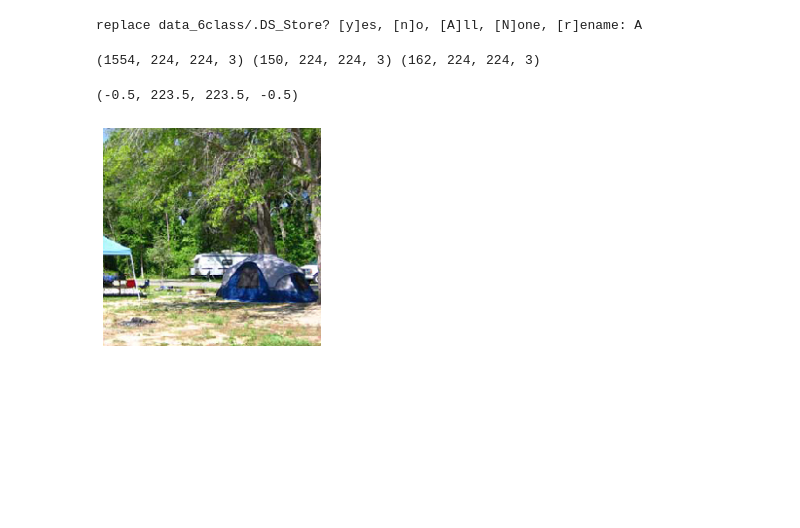
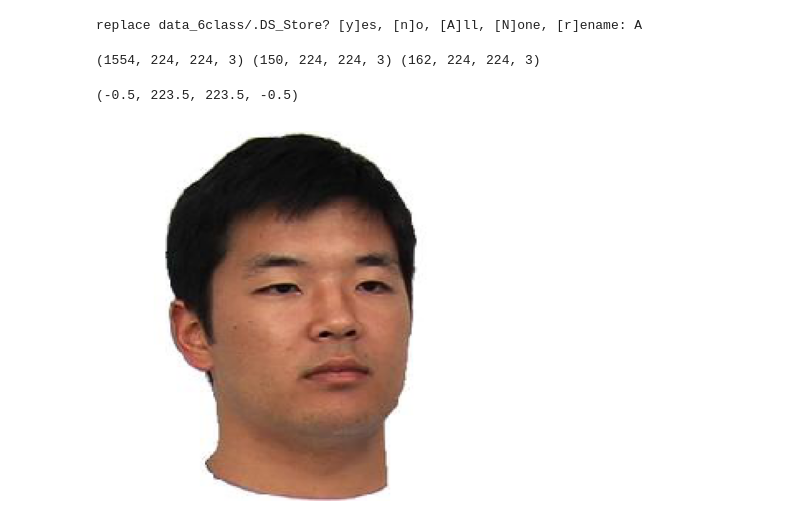
Before and after one commit to soukhind2/vgg16obj, a Jupyter notebook: colab_test.ipynb, the cells around one changed output. Cells and saved outputs as stored; diff of their text form; code cells hidden in the pictures; blank space fills up the shorter version.

```diff
--- a/colab_test.ipynb
+++ b/colab_test.ipynb
@@ -65,40 +67,38 @@ def convertimgs(path,data) :
 train_it = []
 train_it = convertimgs('/content/data_6class/train/faces/Male',train_it)
 train_it = convertimgs('/content/data_6class/train/faces/Female/',train_it)
 train_it = convertimgs('/content/data_6class/train/scenes/Manmade/',train_it)
 train_it = convertimgs('/content/data_6class/train/scenes/Natural/',train_it)
 train_it = convertimgs('/content/data_6class/train/objects/Powered',train_it)
 train_it = convertimgs('/content/data_6class/train/objects/Nonpowered',train_it)
 train_it = np.array(train_it)
 
 val_it = []
 val_it = convertimgs('/content/data_6class/val/faces/Male/',val_it)
 val_it = convertimgs('/content/data_6class/val/faces/Female/',val_it)
 val_it = convertimgs('/content/data_6class/val/scenes/Manmade/',val_it)
 val_it = convertimgs('/content/data_6class/val/scenes/Natural/',val_it)
 val_it = convertimgs('/content/data_6class/val/objects/Powered',val_it)
 val_it = convertimgs('/content/data_6class/val/objects/Nonpowered',val_it)
 val_it = np.array(val_it)
 
 test_it = []
 test_it = convertimgs('/content/data_6class/test/faces/Male/',test_it)
 test_it = convertimgs('/content/data_6class/test/faces/Female/',test_it)
 test_it = convertimgs('/content/data_6class/test/scenes/Manmade/',test_it)
 test_it = convertimgs('/content/data_6class/test/scenes/Natural/',test_it)
 test_it = convertimgs('/content/data_6class/test/objects/Powered',test_it)
 test_it = convertimgs('/content/data_6class/test/objects/Nonowered',test_it)
 test_it = np.array(test_it)
 
 print(train_it.shape,val_it.shape,test_it.shape)
+
+plt.imshow(train_it[0])
+plt.axis('off')
 # %% [output]
 (1554, 224, 224, 3) (150, 224, 224, 3) (162, 224, 224, 3)
+(-0.5, 223.5, 223.5, -0.5)
+[figure, added]
-# %%
-import matplotlib.pyplot as plt
-plt.imshow(train_it[800])
-plt.axis('off')
-# %% [output]
-(-0.5, 223.5, 223.5, -0.5)
-[figure, removed]
 # %%
 model = VGG16(weights='imagenet',
               include_top=False,input_shape = [244,244,3])
```
Also changed, not shown: parts of 36 cells of this notebook.
